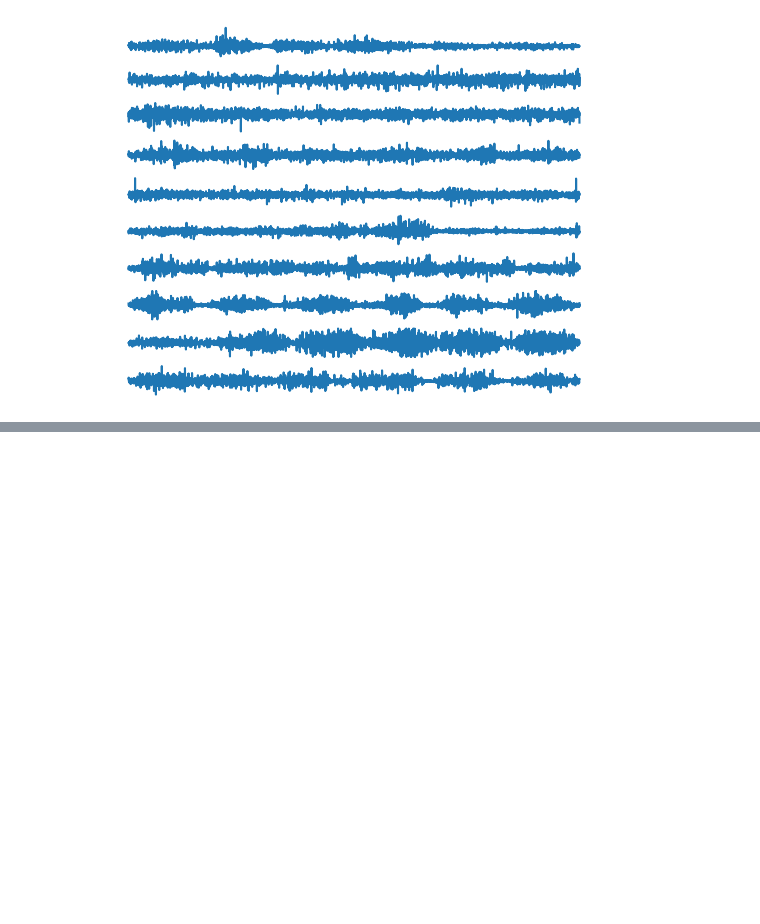
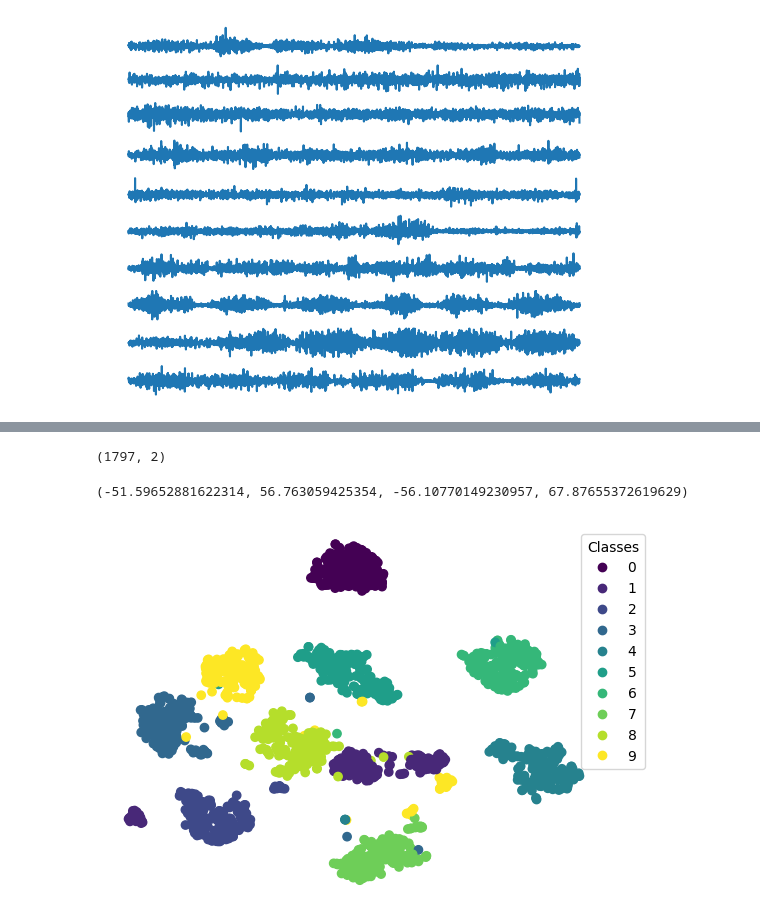
Before and after one commit to Auditor1234/myo_semg, a Jupyter notebook: visualization.ipynb, the cells around one changed output, grey strips where cells are left out. Drawn from its saved outputs; the diff is of its cells as text; code cells hidden in the pictures; blank space fills up the shorter version.

```diff
--- a/visualization.ipynb
+++ b/visualization.ipynb
@@ -240,0 +286,22 @@ label =  [1, 2, 3, 4, 5, 6, 7, 8, 9, 10]
+# %%
+from sklearn.manifold import TSNE
+from sklearn.datasets import load_iris,load_digits
+import matplotlib.pyplot as plt
+import os
+
+digits = load_digits()
+X_tsne = TSNE(n_components=2,random_state=33).fit_transform(digits.data)
+
+ckpt_dir="images"
+if not os.path.exists(ckpt_dir):
+    os.makedirs(ckpt_dir)
+markers = {}
+for i in range(10):
+    markers[f"c{i}"] = "."
+scatter = plt.scatter(X_tsne[:, 0], X_tsne[:, 1], c=digits.target, cmap='viridis')
+legend1 = plt.legend(*scatter.legend_elements(),bbox_to_anchor=(1.1, 1.0), loc="upper right", title="Classes", )
+plt.axis('off')
+# %% [output]
+(1797, 2)
+(-51.59652881622314, 56.763059425354, -56.10770149230957, 67.87655372619629)
+[figure, added]
```
Also changed, not shown: parts of 7 cells of this notebook, 10 other files.
